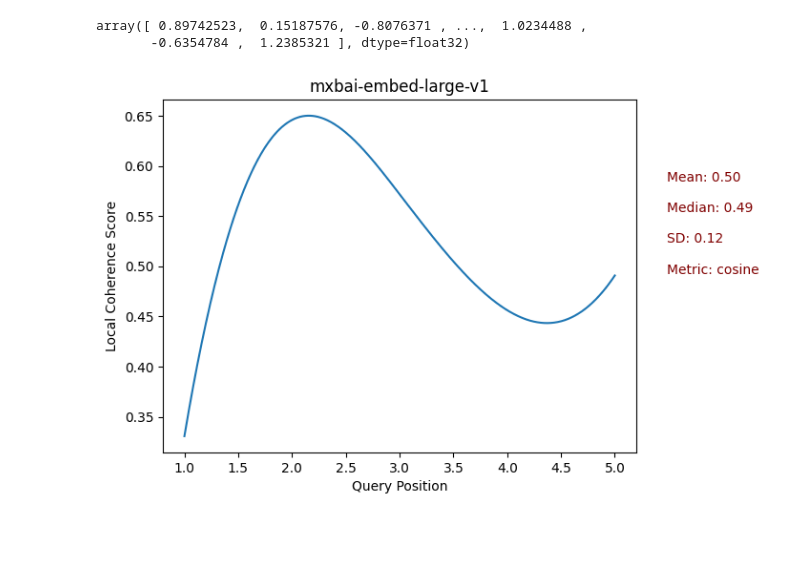
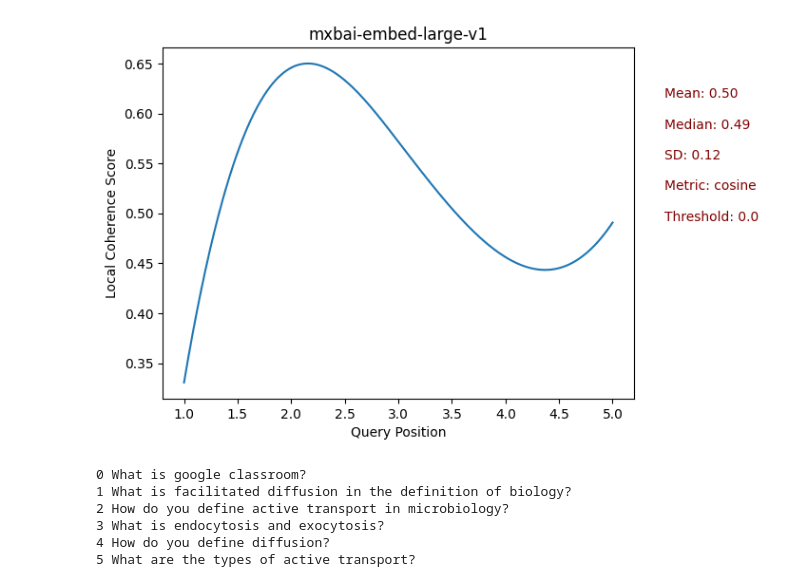
Before and after one commit to almasria/discourse_coherenc, a Jupyter notebook: components/notebook.ipynb, the cells around one changed output. Drawn from its saved outputs; the diff is of its cells as text; code cells hidden in the pictures; blank space fills up the shorter version.

```diff
--- a/components/notebook.ipynb
+++ b/components/notebook.ipynb
@@ -32,10 +9,16 @@ s.plot_local_coherence()
-# %%
-s.embeddings[0]
-# %% [output]
-array([ 0.89742523,  0.15187576, -0.8076371 , ...,  1.0234488 ,
-       -0.6354784 ,  1.2385321 ], dtype=float32)
-# %%
-s = next(sessions3_1)
-s.plot_local_coherence()
-# %% [output]
-[figure, removed]
+# %%
+# Export the sessions with window size 1, normalized embeddings, and all statistics
+sessions_1 = data.export_sessions(embedding_model="mxbai-embed-large-v1", context_window_size=1, normalize_embeddings=True, statistics="all", metric="cosine")
+# %%
+# Exploring the sessions one by one
+s1 = next(sessions_1)
+s1.plot_local_coherence()
+s1.print_queries()
+# %% [output]
+[figure, added]
+0 What is google classroom?
+1 What is facilitated diffusion in the definition of biology?
+2 How do you define active transport in microbiology?
+3 What is endocytosis and exocytosis?
+4 How do you define diffusion?
+5 What are the types of active transport?
```
Also changed, not shown: parts of 34 cells of this notebook.
